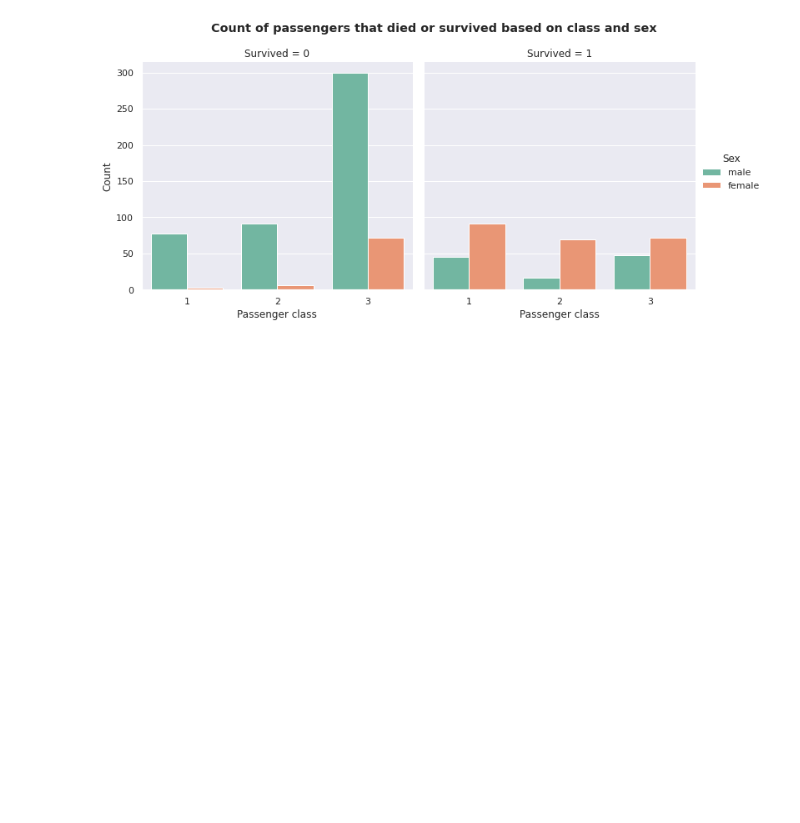
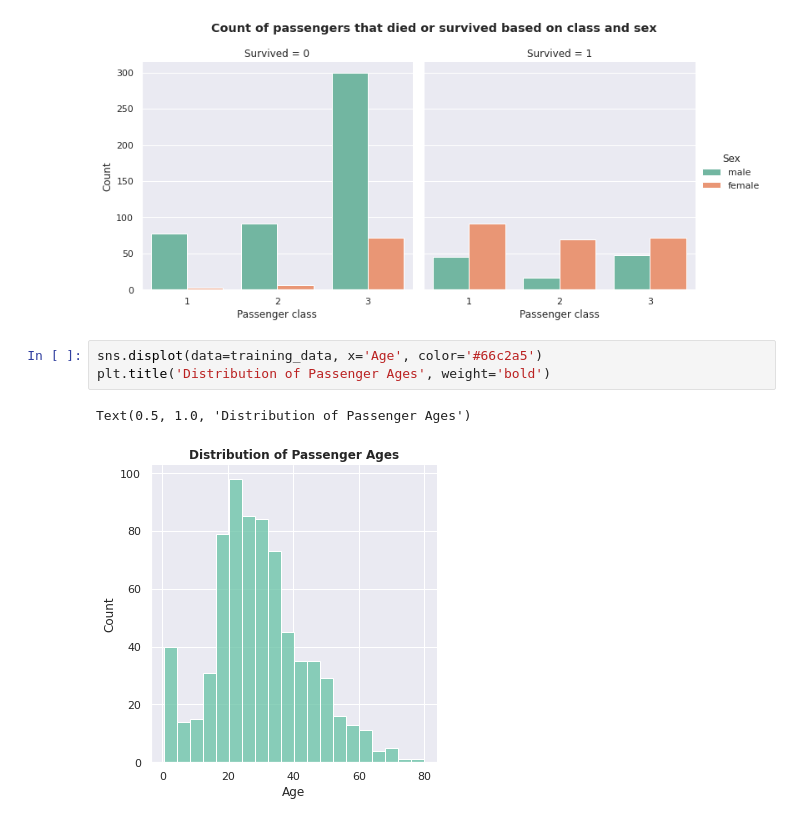
Before and after one commit to flayner2/titanic-survivors, a Jupyter notebook: titanic.ipynb, the cells around one changed output. Drawn from its saved outputs; the diff is of its cells as text; blank space fills up the shorter version.

Commit message:
Added plots of survivorship by age

```diff
--- a/titanic.ipynb
+++ b/titanic.ipynb
@@ -123,3 +123,9 @@ p.set_axis_labels('Passenger class', 'Count')
 # %% [output]
 <seaborn.axisgrid.FacetGrid at 0x...>
 [figure]
+# %%
+sns.displot(data=training_data, x='Age', color='#66c2a5')
+plt.title('Distribution of Passenger Ages', weight='bold')
+# %% [output]
+Text(0.5, 1.0, 'Distribution of Passenger Ages')
+[figure, added]
```
Also changed, not shown: parts of 2 cells of this notebook.
